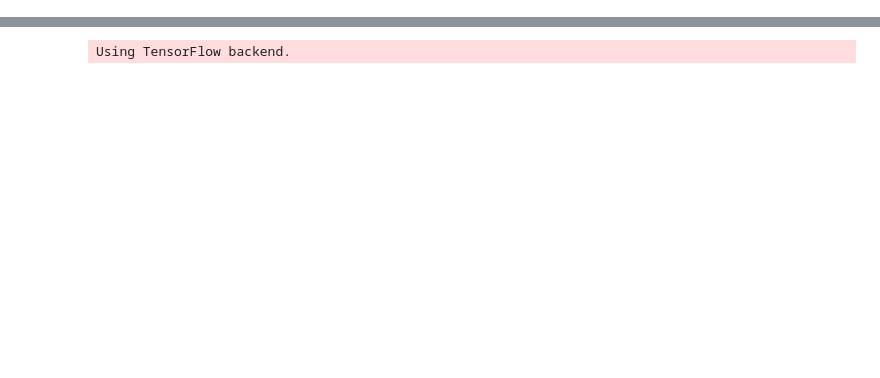
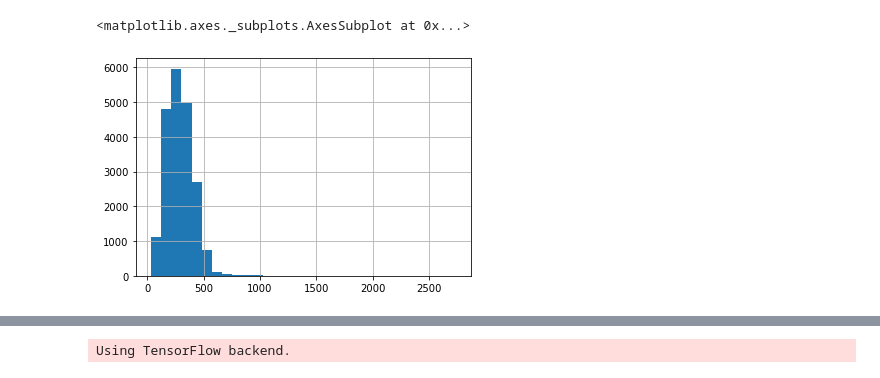
Before and after one commit to mattr832/dog_breed, a Jupyter notebook: dog-breed-classifier.ipynb, the cells around one changed output, grey strips where cells are left out. Cells and saved outputs as stored; diff of their text form; code cells hidden in the pictures; blank space fills up the shorter version.

```diff
--- a/dog-breed-classifier.ipynb
+++ b/dog-breed-classifier.ipynb
@@ -64,0 +79,10 @@ for folder in annotations:
+# %%
+dims = pd.DataFrame({'width':width_list,
+                     'height':height_list,
+                     'cropped_width': croppedx_list,
+                     'cropped_height': croppedy_list})
+# %%
+dims['height'] = dims['height'].astype(int)
+dims['width'] = dims['width'].astype(int)
+dims['cropped_width'] = dims['cropped_width'].astype(int)
+dims['cropped_height'] = dims['cropped_height'].astype(int)
@@ -64,0 +105,5 @@ for folder in annotations:
+# %%
+dims.cropped_width.hist(bins=30)
+# %% [output]
+<matplotlib.axes._subplots.AxesSubplot at 0x...>
+[figure, added]
```
Also changed, not shown: parts of 83 cells of this notebook, 1 other file.
